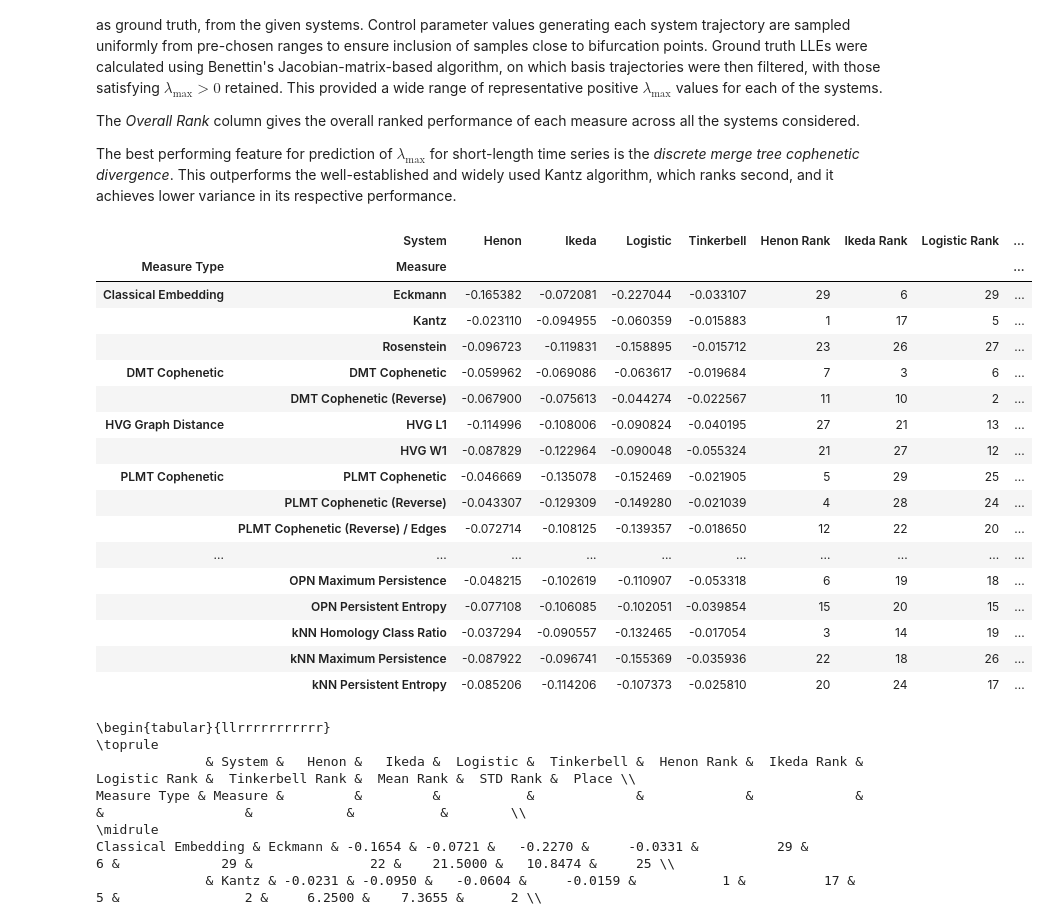
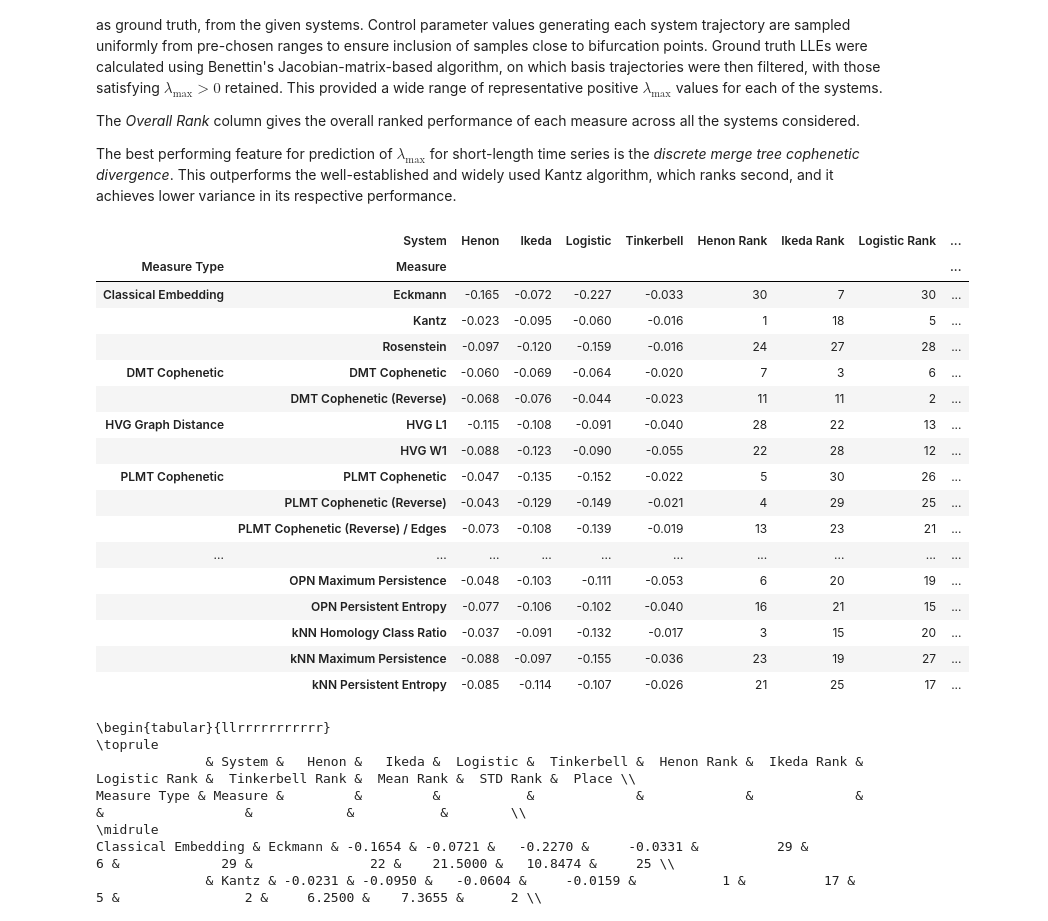
Before and after one commit to colinstephen/topological_divergences, a Jupyter notebook: analyse_results.ipynb, the cells around one changed output. Cells and saved outputs as stored; diff of their text form; code cells hidden in the pictures.

Commit message:
include the new betti vector estimates

```diff
--- a/analyse_results.ipynb
+++ b/analyse_results.ipynb
@@ -126,6 +126,7 @@ measure_long_name_map = {
     'cophenetic_reverse_edge': 'PLMT Cophenetic (Reverse) Divergence (Edge-Normalised)',
     '$\\Delta$VGA ($L_1$)': 'HVG Top-Bottom Degree Distribution L1 Distance',
     '$\\Delta$VGA ($W_1$)': 'HVG Top-Bottom Degree Distribution Wasserstein Distance',
+    'Betti Vector L1 Norm': 'Persistence Diagram Betti Vector L1 Norm',
 }
 
 measure_short_name_map = {
@@ -158,6 +159,7 @@ measure_short_name_map = {
     'cophenetic_reverse_edge': 'PLMT Cophenetic (Reverse) / Edges',
     '$\\Delta$VGA ($L_1$)': 'HVG L1',
     '$\\Delta$VGA ($W_1$)': 'HVG W1',
+    'Betti Vector L1 Norm': 'Betti L1',
 }
 
 measure_type_map = {
@@ -173,8 +175,8 @@ measure_type_map = {
     'interleaving_edge_0.3_None divergence': 'PLMT Interleaving (Normalised)',
     'interleaving_edge_0.2_None divergence': 'PLMT Interleaving (Normalised)',
     'interleaving_edge_0.1_None divergence': 'PLMT Interleaving (Normalised)',
-    'bottleneck divergence': 'Persistence Diagram Divergence',
-    'wasserstein divergence': 'Persistence Diagram Divergence',
+    'bottleneck divergence': 'TDA Divergence',
+    'wasserstein divergence': 'TDA Divergence',
     '$k$-NN graph $M(D)$': 'TDA Embedding',
     '$k$-NN graph $P(D)$': 'TDA Embedding',
     '$k$-NN graph $E\'(D)$': 'TDA Embedding',
@@ -190,6 +192,7 @@ measure_type_map = {
     'cophenetic_reverse_edge': 'PLMT Cophenetic',
     '$\\Delta$VGA ($L_1$)': 'HVG Graph Distance',
     '$\\Delta$VGA ($W_1$)': 'HVG Graph Distance',
+    'Betti Vector L1 Norm': 'TDA Direct',
 }
 # %%
 # add measure type column
@@ -219,35 +222,36 @@ The best performing feature for prediction of $\lambda_{\max}$ for short-length
 # %%
 df = merged_data
 filtered_df = df[df['Length'] == 500]
 knn_mse_pivot_table = pd.pivot_table(filtered_df, values='kNN MSE (Chaos)', index=['Measure Type', 'Measure'], columns=['System'], aggfunc=lambda x: x)
 rank_columns = []
 for col in knn_mse_pivot_table.columns:
     rank_col_name = f"{col} Rank"
     knn_mse_pivot_table[rank_col_name] = knn_mse_pivot_table[col].rank(method='min', ascending=False).astype(int)
     rank_columns.append(rank_col_name)
 knn_mse_pivot_table['Mean Rank'] = knn_mse_pivot_table[rank_columns].mean(axis=1)
 knn_mse_pivot_table['STD Rank'] = knn_mse_pivot_table[rank_columns].std(axis=1)
 knn_mse_pivot_table['Overall Rank'] = knn_mse_pivot_table['Mean Rank'].rank(method='min', ascending=True).astype(int)
+pd.options.display.float_format = '{:,.3f}'.format
 display(knn_mse_pivot_table)
 # %% [output]
 |  | System | Henon | Ikeda | Logistic | Tinkerbell | Henon Rank | Ikeda Rank | Logistic Rank | ... |
 | Measure Type | Measure |  |  |  |  |  |  |  | ... |
-| Classical Embedding | Eckmann | -0.165382 | -0.072081 | -0.227044 | -0.033107 | 29 | 6 | 29 | ... |
-|  | Kantz | -0.023110 | -0.094955 | -0.060359 | -0.015883 | 1 | 17 | 5 | ... |
-|  | Rosenstein | -0.096723 | -0.119831 | -0.158895 | -0.015712 | 23 | 26 | 27 | ... |
-| DMT Cophenetic | DMT Cophenetic | -0.059962 | -0.069086 | -0.063617 | -0.019684 | 7 | 3 | 6 | ... |
-|  | DMT Cophenetic (Reverse) | -0.067900 | -0.075613 | -0.044274 | -0.022567 | 11 | 10 | 2 | ... |
-| HVG Graph Distance | HVG L1 | -0.114996 | -0.108006 | -0.090824 | -0.040195 | 27 | 21 | 13 | ... |
-|  | HVG W1 | -0.087829 | -0.122964 | -0.090048 | -0.055324 | 21 | 27 | 12 | ... |
-| PLMT Cophenetic | PLMT Cophenetic | -0.046669 | -0.135078 | -0.152469 | -0.021905 | 5 | 29 | 25 | ... |
-|  | PLMT Cophenetic (Reverse) | -0.043307 | -0.129309 | -0.149280 | -0.021039 | 4 | 28 | 24 | ... |
-|  | PLMT Cophenetic (Reverse) / Edges | -0.072714 | -0.108125 | -0.139357 | -0.018650 | 12 | 22 | 20 | ... |
+| Classical Embedding | Eckmann | -0.165 | -0.072 | -0.227 | -0.033 | 30 | 7 | 30 | ... |
+|  | Kantz | -0.023 | -0.095 | -0.060 | -0.016 | 1 | 18 | 5 | ... |
+|  | Rosenstein | -0.097 | -0.120 | -0.159 | -0.016 | 24 | 27 | 28 | ... |
+| DMT Cophenetic | DMT Cophenetic | -0.060 | -0.069 | -0.064 | -0.020 | 7 | 3 | 6 | ... |
+|  | DMT Cophenetic (Reverse) | -0.068 | -0.076 | -0.044 | -0.023 | 11 | 11 | 2 | ... |
+| HVG Graph Distance | HVG L1 | -0.115 | -0.108 | -0.091 | -0.040 | 28 | 22 | 13 | ... |
+|  | HVG W1 | -0.088 | -0.123 | -0.090 | -0.055 | 22 | 28 | 12 | ... |
+| PLMT Cophenetic | PLMT Cophenetic | -0.047 | -0.135 | -0.152 | -0.022 | 5 | 30 | 26 | ... |
+|  | PLMT Cophenetic (Reverse) | -0.043 | -0.129 | -0.149 | -0.021 | 4 | 29 | 25 | ... |
+|  | PLMT Cophenetic (Reverse) / Edges | -0.073 | -0.108 | -0.139 | -0.019 | 13 | 23 | 21 | ... |
 | ... | ... | ... | ... | ... | ... | ... | ... | ... | ... |
-|  | OPN Maximum Persistence | -0.048215 | -0.102619 | -0.110907 | -0.053318 | 6 | 19 | 18 | ... |
-|  | OPN Persistent Entropy | -0.077108 | -0.106085 | -0.102051 | -0.039854 | 15 | 20 | 15 | ... |
-|  | kNN Homology Class Ratio | -0.037294 | -0.090557 | -0.132465 | -0.017054 | 3 | 14 | 19 | ... |
-|  | kNN Maximum Persistence | -0.087922 | -0.096741 | -0.155369 | -0.035936 | 22 | 18 | 26 | ... |
-|  | kNN Persistent Entropy | -0.085206 | -0.114206 | -0.107373 | -0.025810 | 20 | 24 | 17 | ... |
+|  | OPN Maximum Persistence | -0.048 | -0.103 | -0.111 | -0.053 | 6 | 20 | 19 | ... |
+|  | OPN Persistent Entropy | -0.077 | -0.106 | -0.102 | -0.040 | 16 | 21 | 15 | ... |
+|  | kNN Homology Class Ratio | -0.037 | -0.091 | -0.132 | -0.017 | 3 | 15 | 20 | ... |
+|  | kNN Maximum Persistence | -0.088 | -0.097 | -0.155 | -0.036 | 23 | 19 | 27 | ... |
+|  | kNN Persistent Entropy | -0.085 | -0.114 | -0.107 | -0.026 | 21 | 25 | 17 | ... |
 # %%
 print(knn_mse_pivot_table.to_latex(float_format="%.4f"))
 # %% [output]
```
Also changed, not shown: parts of 2 cells of this notebook.
